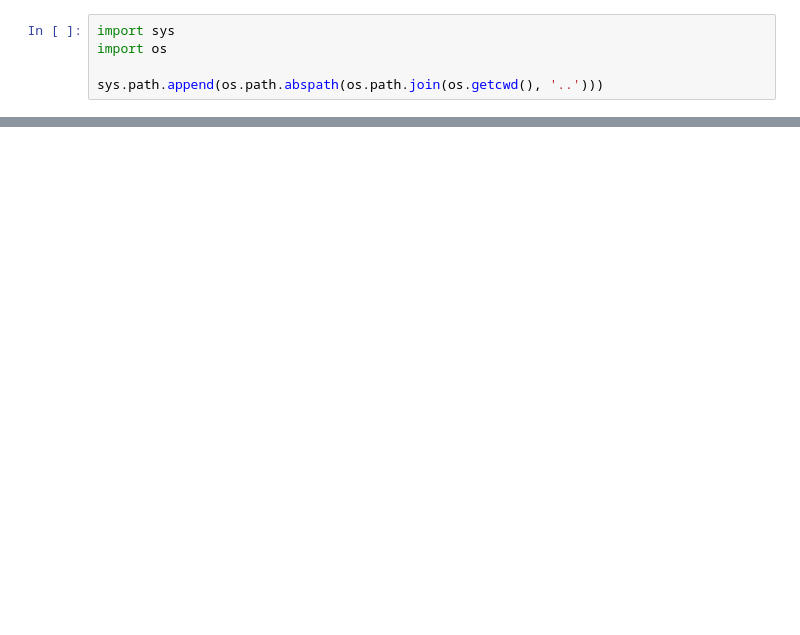
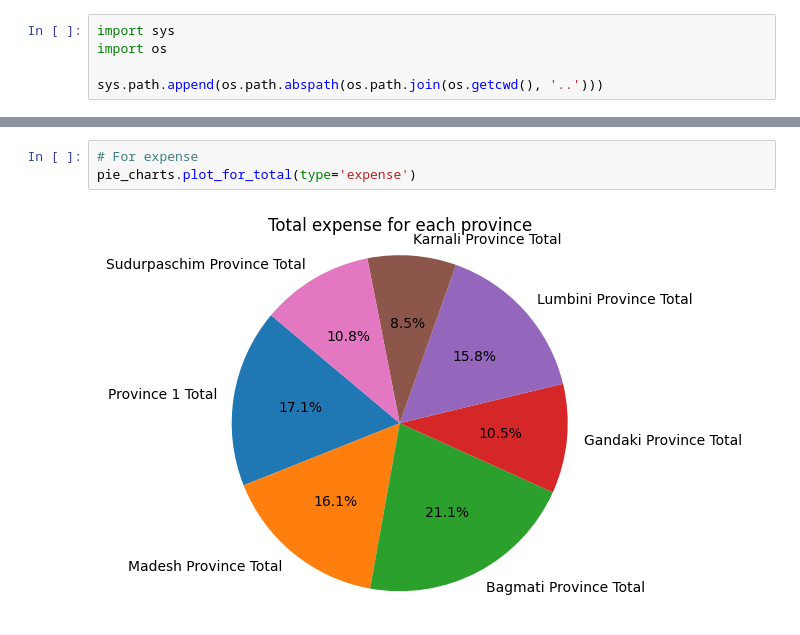
Before and after one commit to KhagendraN/DataAnalysis, a Jupyter notebook: notebooks/province1.ipynb, the cells around one changed output, grey strips where cells are left out. Drawn from its saved outputs; the diff is of its cells as text; blank space fills up the shorter version.

```diff
--- a/notebooks/province1.ipynb
+++ b/notebooks/province1.ipynb
@@ -40,0 +106,5 @@ composition_analysis.plot_composition_bar()
+# %%
+# For expense
+pie_charts.plot_for_total(type='expense')
+# %% [output]
+[figure, added]
```
Also changed, not shown: parts of 20 cells of this notebook.
